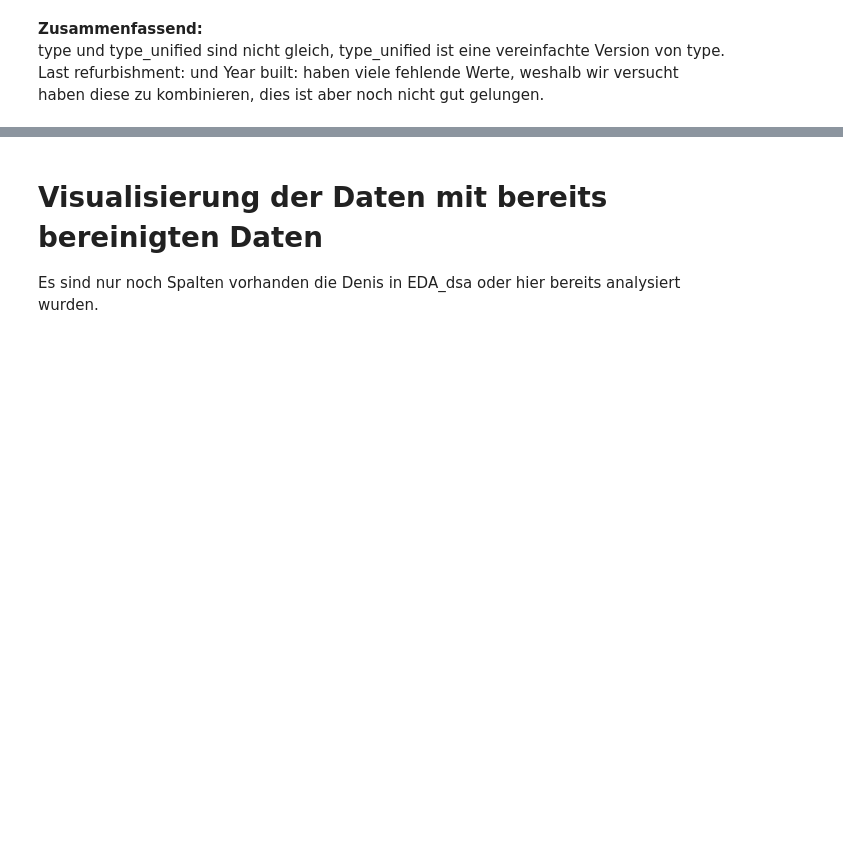
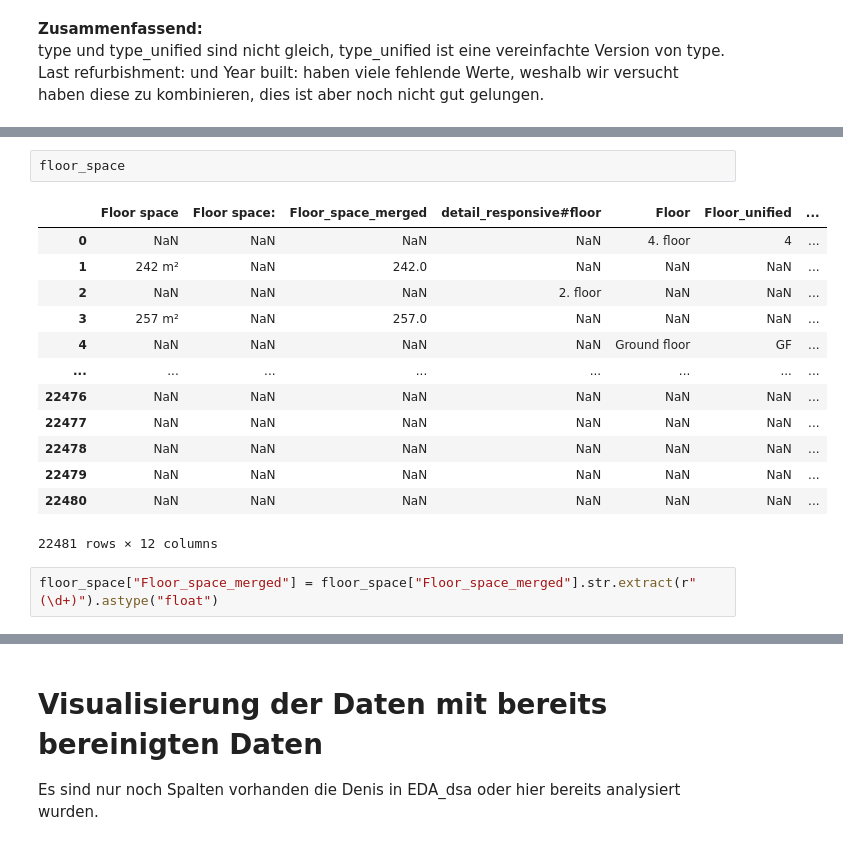
Before and after one commit to staldenhoefler/immo_challenge, a Jupyter notebook: notebooks/EDA.ipynb, the cells around one changed output, grey strips where cells are left out. Cells and saved outputs as stored; diff of their text form; blank space fills up the shorter version.

```diff
--- a/notebooks/EDA.ipynb
+++ b/notebooks/EDA.ipynb
@@ -567,0 +588,18 @@ Last refurbishment: und Year built: haben viele fehlende Werte, weshalb wir vers
+# %%
+floor_space
+# %% [output]
+|  | Floor space | Floor space: | Floor_space_merged | detail_responsive#floor | Floor | Floor_unified | ... |
+| 0 | NaN | NaN | NaN | NaN | 4. floor | 4 | ... |
+| 1 | 242 m² | NaN | 242.0 | NaN | NaN | NaN | ... |
+| 2 | NaN | NaN | NaN | 2. floor | NaN | NaN | ... |
+| 3 | 257 m² | NaN | 257.0 | NaN | NaN | NaN | ... |
+| 4 | NaN | NaN | NaN | NaN | Ground floor | GF | ... |
+| ... | ... | ... | ... | ... | ... | ... | ... |
+| 22476 | NaN | NaN | NaN | NaN | NaN | NaN | ... |
+| 22477 | NaN | NaN | NaN | NaN | NaN | NaN | ... |
+| 22478 | NaN | NaN | NaN | NaN | NaN | NaN | ... |
+| 22479 | NaN | NaN | NaN | NaN | NaN | NaN | ... |
+| 22480 | NaN | NaN | NaN | NaN | NaN | NaN | ... |
+22481 rows × 12 columns
+# %%
+floor_space["Floor_space_merged"] = floor_space["Floor_space_merged"].str.extract(r"(\d+)").astype("float")
```
Also changed, not shown: parts of 20 cells of this notebook.
